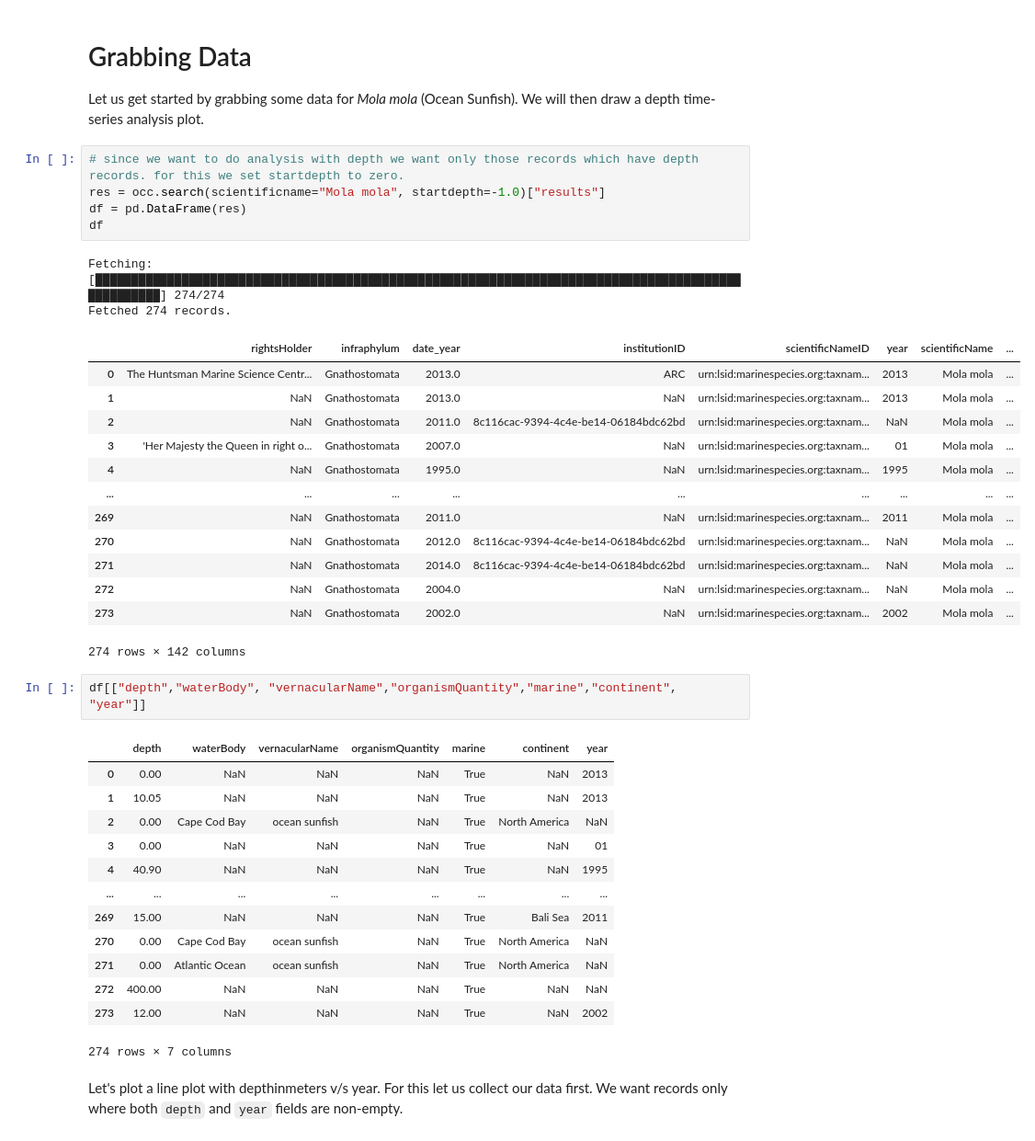
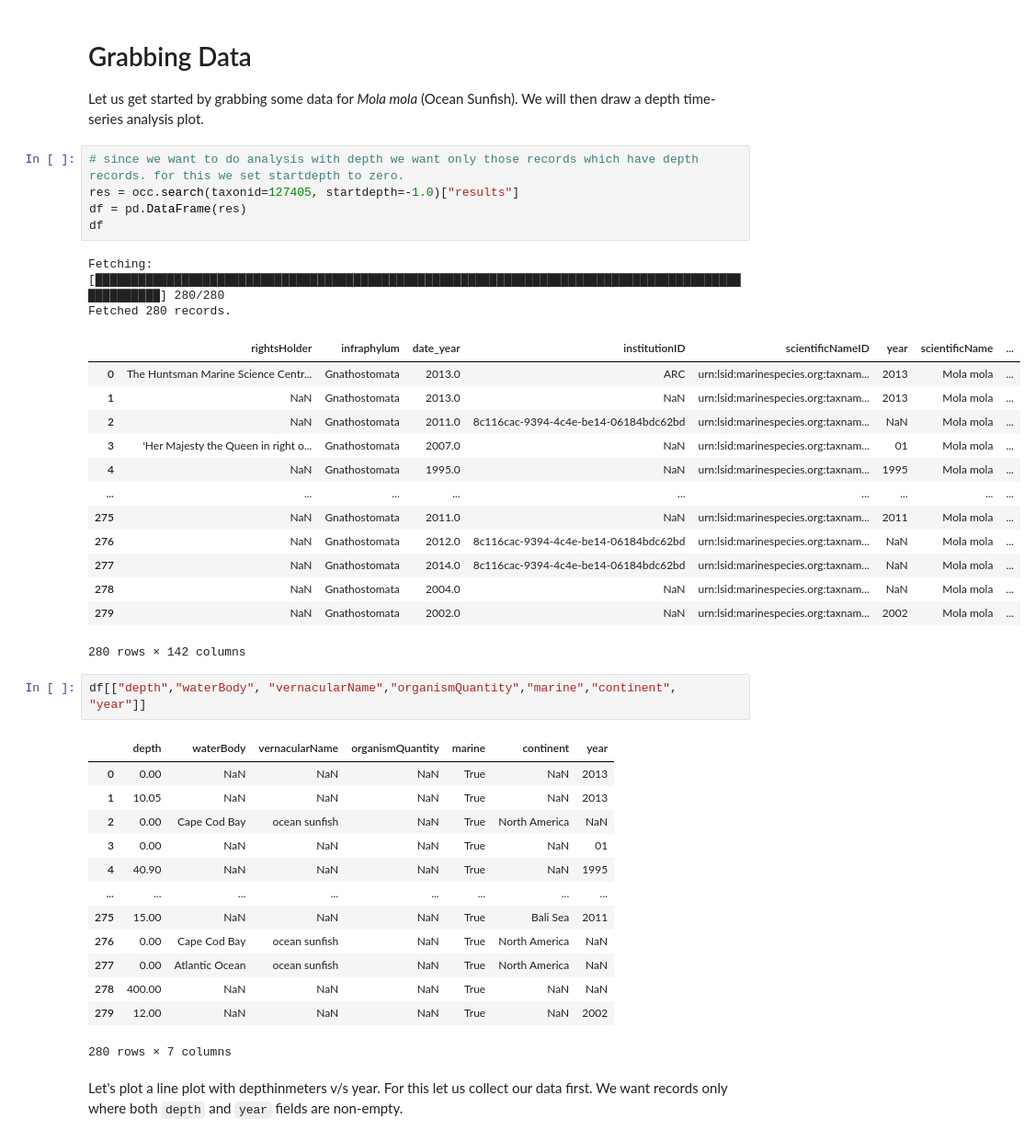
Before and after one commit to iobis/pyobis, a Jupyter notebook: notebooks/depth_time_series.ipynb, the cells around one changed output. Shown at 92% size. Drawn from its saved outputs; the diff is of its cells as text.

```diff
--- a/notebooks/depth_time_series.ipynb
+++ b/notebooks/depth_time_series.ipynb
@@ -50,25 +50,25 @@ import numpy as np
 Let us get started by grabbing some data for *Mola mola* (Ocean Sunfish). We will then draw a depth time-series analysis plot.
 # %%
 # since we want to do analysis with depth we want only those records which have depth records. for this we set startdepth to zero.
-res = occ.search(scientificname="Mola mola", startdepth=-1.0)["results"]
+res = occ.search(taxonid=127405, startdepth=-1.0)["results"]
 df = pd.DataFrame(res)
 df
 # %% [output]
-Fetching: [████████████████████████████████████████████████████████████████████████████████████████████████████] 274/274
-Fetched 274 records.
+Fetching: [████████████████████████████████████████████████████████████████████████████████████████████████████] 280/280
+Fetched 280 records.
 |  | rightsHolder | infraphylum | date_year | institutionID | scientificNameID | year | scientificName | ... |
 | 0 | The Huntsman Marine Science Centr... | Gnathostomata | 2013.0 | ARC | urn:lsid:marinespecies.org:taxnam... | 2013 | Mola mola | ... |
 | 1 | NaN | Gnathostomata | 2013.0 | NaN | urn:lsid:marinespecies.org:taxnam... | 2013 | Mola mola | ... |
 | 2 | NaN | Gnathostomata | 2011.0 | 8c116cac-9394-4c4e-be14-06184bdc62bd | urn:lsid:marinespecies.org:taxnam... | NaN | Mola mola | ... |
 | 3 | 'Her Majesty the Queen in right o... | Gnathostomata | 2007.0 | NaN | urn:lsid:marinespecies.org:taxnam... | 01 | Mola mola | ... |
 | 4 | NaN | Gnathostomata | 1995.0 | NaN | urn:lsid:marinespecies.org:taxnam... | 1995 | Mola mola | ... |
 | ... | ... | ... | ... | ... | ... | ... | ... | ... |
-| 269 | NaN | Gnathostomata | 2011.0 | NaN | urn:lsid:marinespecies.org:taxnam... | 2011 | Mola mola | ... |
-| 270 | NaN | Gnathostomata | 2012.0 | 8c116cac-9394-4c4e-be14-06184bdc62bd | urn:lsid:marinespecies.org:taxnam... | NaN | Mola mola | ... |
-| 271 | NaN | Gnathostomata | 2014.0 | 8c116cac-9394-4c4e-be14-06184bdc62bd | urn:lsid:marinespecies.org:taxnam... | NaN | Mola mola | ... |
-| 272 | NaN | Gnathostomata | 2004.0 | NaN | urn:lsid:marinespecies.org:taxnam... | NaN | Mola mola | ... |
-| 273 | NaN | Gnathostomata | 2002.0 | NaN | urn:lsid:marinespecies.org:taxnam... | 2002 | Mola mola | ... |
+| 275 | NaN | Gnathostomata | 2011.0 | NaN | urn:lsid:marinespecies.org:taxnam... | 2011 | Mola mola | ... |
+| 276 | NaN | Gnathostomata | 2012.0 | 8c116cac-9394-4c4e-be14-06184bdc62bd | urn:lsid:marinespecies.org:taxnam... | NaN | Mola mola | ... |
+| 277 | NaN | Gnathostomata | 2014.0 | 8c116cac-9394-4c4e-be14-06184bdc62bd | urn:lsid:marinespecies.org:taxnam... | NaN | Mola mola | ... |
+| 278 | NaN | Gnathostomata | 2004.0 | NaN | urn:lsid:marinespecies.org:taxnam... | NaN | Mola mola | ... |
+| 279 | NaN | Gnathostomata | 2002.0 | NaN | urn:lsid:marinespecies.org:taxnam... | 2002 | Mola mola | ... |
-274 rows × 142 columns
+280 rows × 142 columns
 # %%
 df[["depth","waterBody", "vernacularName","organismQuantity","marine","continent", "year"]]
 # %% [output]
@@ -79,12 +79,12 @@ df[["depth","waterBody", "vernacularName","organismQuantity","marine","continent
 | 3 | 0.00 | NaN | NaN | NaN | True | NaN | 01 |
 | 4 | 40.90 | NaN | NaN | NaN | True | NaN | 1995 |
 | ... | ... | ... | ... | ... | ... | ... | ... |
-| 269 | 15.00 | NaN | NaN | NaN | True | Bali Sea | 2011 |
-| 270 | 0.00 | Cape Cod Bay | ocean sunfish | NaN | True | North America | NaN |
-| 271 | 0.00 | Atlantic Ocean | ocean sunfish | NaN | True | North America | NaN |
-| 272 | 400.00 | NaN | NaN | NaN | True | NaN | NaN |
-| 273 | 12.00 | NaN | NaN | NaN | True | NaN | 2002 |
+| 275 | 15.00 | NaN | NaN | NaN | True | Bali Sea | 2011 |
+| 276 | 0.00 | Cape Cod Bay | ocean sunfish | NaN | True | North America | NaN |
+| 277 | 0.00 | Atlantic Ocean | ocean sunfish | NaN | True | North America | NaN |
+| 278 | 400.00 | NaN | NaN | NaN | True | NaN | NaN |
+| 279 | 12.00 | NaN | NaN | NaN | True | NaN | 2002 |
-274 rows × 7 columns
+280 rows × 7 columns
 # %% [markdown]
 Let's plot a line plot with depthinmeters v/s year. For this let us collect our data first. We want records only where both `depth` and `year` fields are non-empty.
 # %%
```
Also changed, not shown: parts of 48 cells of this notebook.
